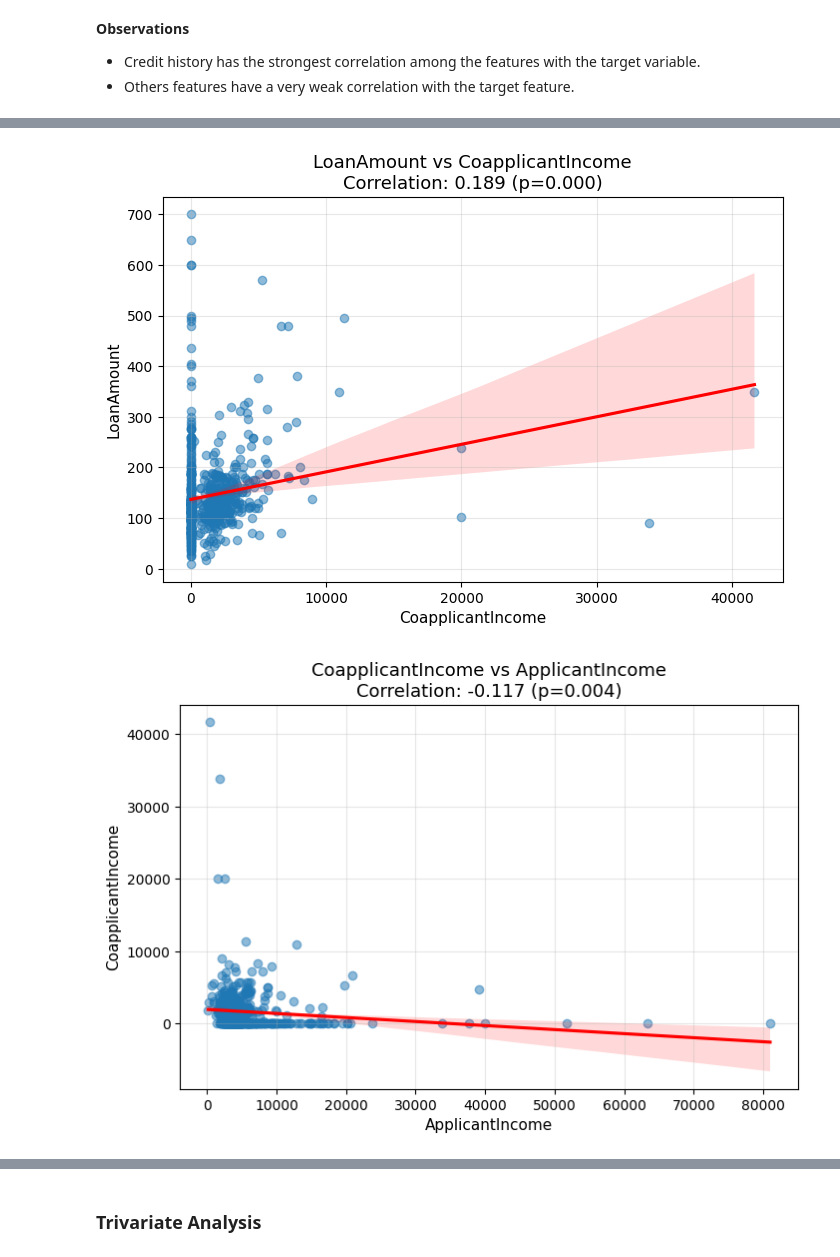
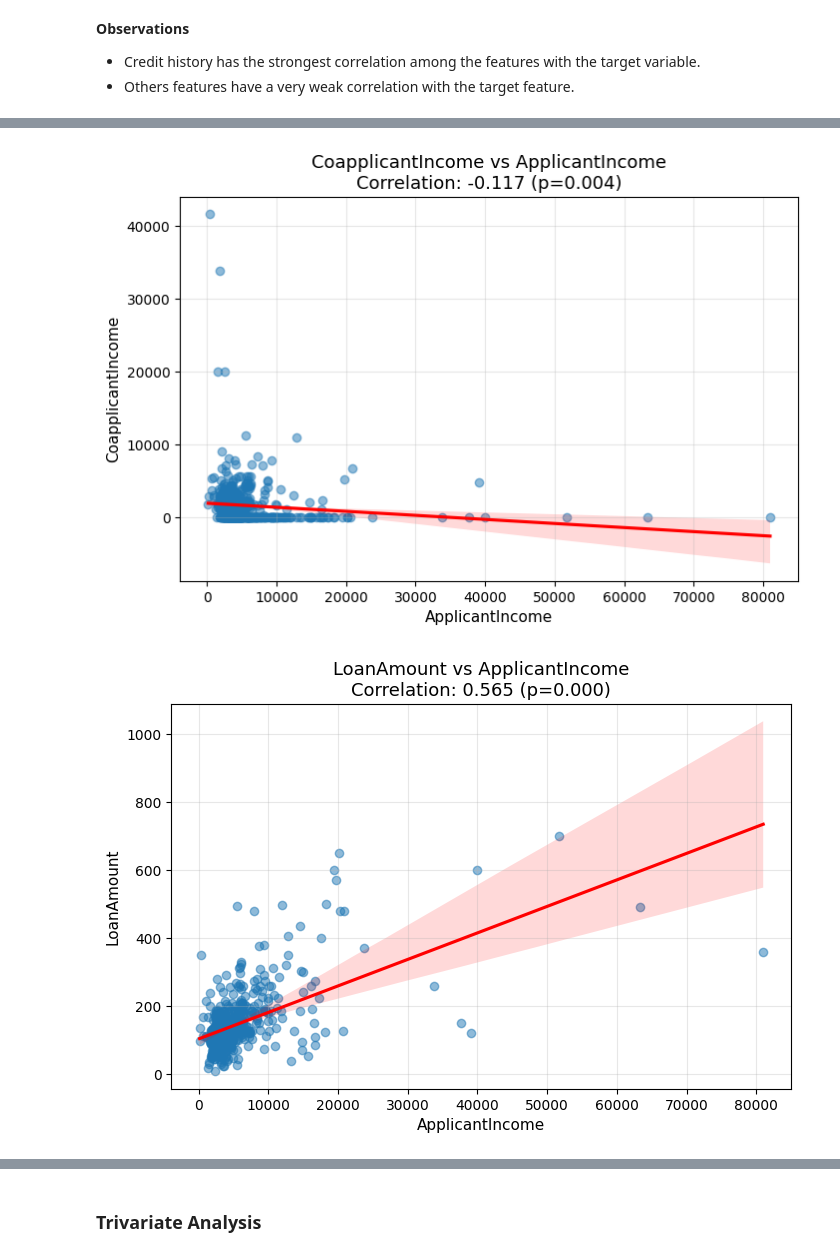
Before and after one commit to Olajcodes/abioye_olajide_tasks, a Jupyter notebook: week_eleven/task25/task25.ipynb, the cells around one changed output, grey strips where cells are left out. Drawn from its saved outputs; the diff is of its cells as text; code cells hidden in the pictures.

Commit message:
Done with Bivariate

```diff
--- a/week_eleven/task25/task25.ipynb
+++ b/week_eleven/task25/task25.ipynb
@@ -622,8 +453,8 @@ numeric_bivariate_plot(data, "ApplicantIncome", "LoanAmount")
-# %%
-numeric_bivariate_plot(data, "CoapplicantIncome", "LoanAmount")
-# %% [output]
-[figure, removed]
-# %%
-numeric_bivariate_plot(data, 'ApplicantIncome', 'CoapplicantIncome')
-# %% [output]
-[figure, removed]
+# %%
+for i, col in enumerate(numerical_features):
+    for j in range(i + 1, len(numerical_features)):
+        col_2 = numerical_features[j]
+        numeric_bivariate_plot(data, col, col_2)
+# %% [output]
+[figure, added]
+[figure, added]
```
Also changed, not shown: parts of 19 cells of this notebook, 2 other files.
